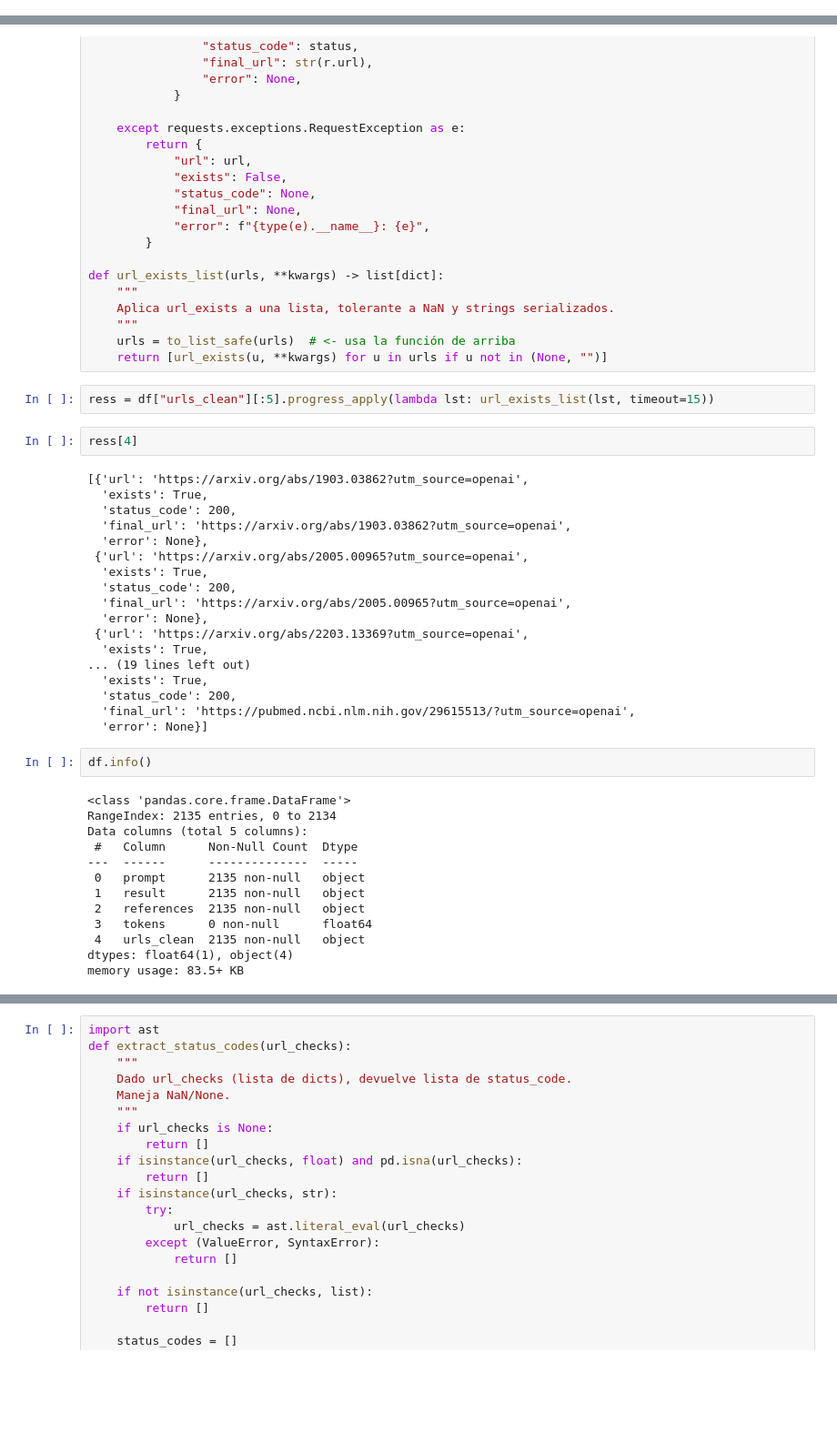
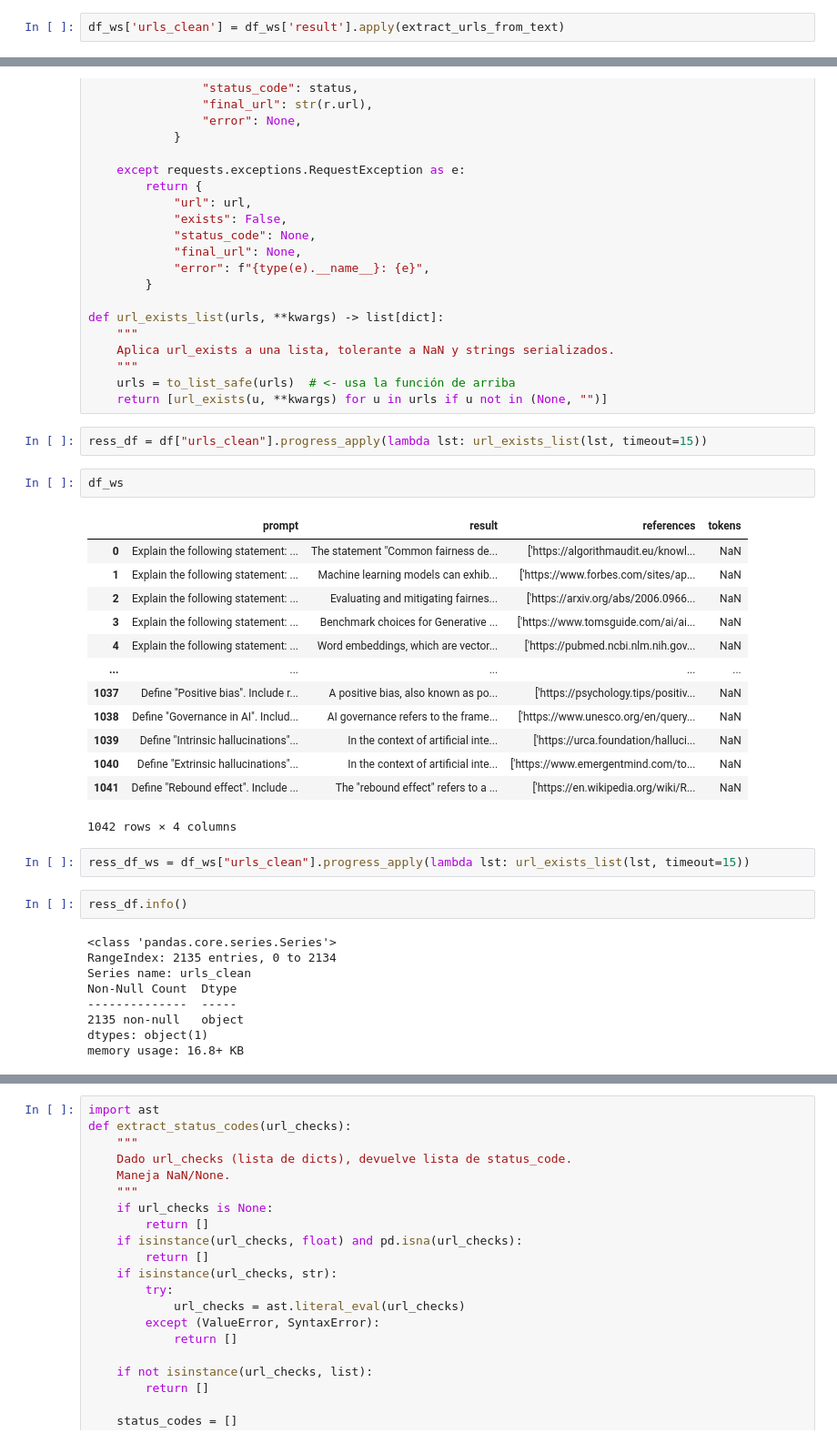
Before and after one commit to mvrobles/GenAI-Science, a Jupyter notebook: scripts/process_gpt.ipynb, the cells around one changed output, grey strips where cells are left out. Shown at 91% size. Cells and saved outputs as stored; diff of their text form; blank space fills up the shorter version.

```diff
--- a/scripts/process_gpt.ipynb
+++ b/scripts/process_gpt.ipynb
@@ -117,3 +117,5 @@ def extract_urls_from_text(text) -> list[str]:
 # all_urls = [u for lst in df["urls"] for u in lst]
 # %%
 df["urls_clean"] = df["result"].apply(extract_urls_from_text)
+# %%
+df_ws['urls_clean'] = df_ws['result'].apply(extract_urls_from_text)
@@ -285,39 +298,33 @@ def url_exists_list(urls, **kwargs) -> list[dict]:
     urls = to_list_safe(urls)  # <- usa la función de arriba
     return [url_exists(u, **kwargs) for u in urls if u not in (None, "")]
 # %%
-ress = df["urls_clean"][:5].progress_apply(lambda lst: url_exists_list(lst, timeout=15))
+ress_df = df["urls_clean"].progress_apply(lambda lst: url_exists_list(lst, timeout=15))
-# %%
-ress[4]
-# %% [output]
-[{'url': 'https://arxiv.org/abs/1903.03862?utm_source=openai',
-  'exists': True,
-  'status_code': 200,
-  'final_url': 'https://arxiv.org/abs/1903.03862?utm_source=openai',
-  'error': None},
- {'url': 'https://arxiv.org/abs/2005.00965?utm_source=openai',
-  'exists': True,
-  'status_code': 200,
-  'final_url': 'https://arxiv.org/abs/2005.00965?utm_source=openai',
-  'error': None},
- {'url': 'https://arxiv.org/abs/2203.13369?utm_source=openai',
-  'exists': True,
-... (19 lines left out)
-  'exists': True,
-  'status_code': 200,
-  'final_url': 'https://pubmed.ncbi.nlm.nih.gov/29615513/?utm_source=openai',
-  'error': None}]
+# %%
+df_ws
+# %% [output]
+|  | prompt | result | references | tokens |
+| 0 | Explain the following statement: ... | The statement "Common fairness de... | ['https://algorithmaudit.eu/knowl... | NaN |
+| 1 | Explain the following statement: ... | Machine learning models can exhib... | ['https://www.forbes.com/sites/ap... | NaN |
+| 2 | Explain the following statement: ... | Evaluating and mitigating fairnes... | ['https://arxiv.org/abs/2006.0966... | NaN |
+| 3 | Explain the following statement: ... | Benchmark choices for Generative ... | ['https://www.tomsguide.com/ai/ai... | NaN |
+| 4 | Explain the following statement: ... | Word embeddings, which are vector... | ['https://pubmed.ncbi.nlm.nih.gov... | NaN |
+| ... | ... | ... | ... | ... |
+| 1037 | Define "Positive bias". Include r... | A positive bias, also known as po... | ['https://psychology.tips/positiv... | NaN |
+| 1038 | Define "Governance in AI". Includ... | AI governance refers to the frame... | ['https://www.unesco.org/en/query... | NaN |
+| 1039 | Define "Intrinsic hallucinations"... | In the context of artificial inte... | ['https://urca.foundation/halluci... | NaN |
+| 1040 | Define "Extrinsic hallucinations"... | In the context of artificial inte... | ['https://www.emergentmind.com/to... | NaN |
+| 1041 | Define "Rebound effect". Include ... | The "rebound effect" refers to a ... | ['https://en.wikipedia.org/wiki/R... | NaN |
+1042 rows × 4 columns
+# %%
+ress_df_ws = df_ws["urls_clean"].progress_apply(lambda lst: url_exists_list(lst, timeout=15))
 # %%
-df.info()
+ress_df.info()
 # %% [output]
-<class 'pandas.core.frame.DataFrame'>
+<class 'pandas.core.series.Series'>
 RangeIndex: 2135 entries, 0 to 2134
-Data columns (total 5 columns):
- #   Column      Non-Null Count  Dtype
----  ------      --------------  -----
- 0   prompt      2135 non-null   object
- 1   result      2135 non-null   object
- 2   references  2135 non-null   object
- 3   tokens      0 non-null      float64
- 4   urls_clean  2135 non-null   object
-dtypes: float64(1), object(4)
-memory usage: 83.5+ KB
+Series name: urls_clean
+Non-Null Count  Dtype
+--------------  -----
+2135 non-null   object
+dtypes: object(1)
+memory usage: 16.8+ KB
```
Also changed, not shown: parts of 61 cells of this notebook.
